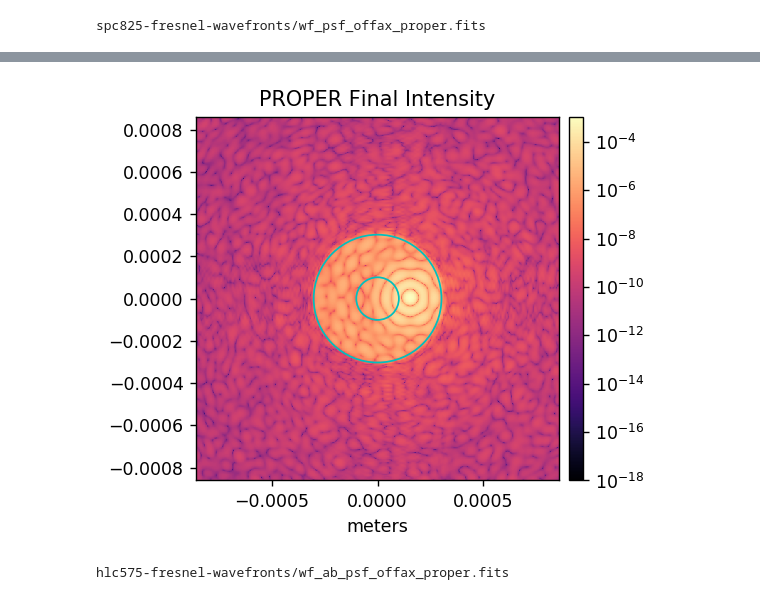
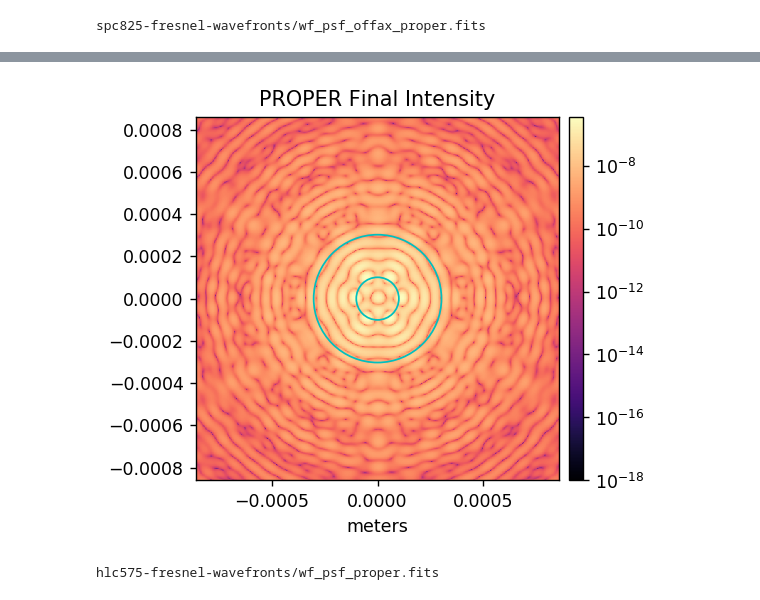
Before and after one commit to kian1377/Roman-CGI-POPPY, a Jupyter notebook: run_romancgi_proper.ipynb, the cells around one changed output, grey strips where cells are left out. Cells and saved outputs as stored; diff of their text form; code cells hidden in the pictures.

```diff
--- a/run_romancgi_proper.ipynb
+++ b/run_romancgi_proper.ipynb
@@ -204,10 +204,10 @@ lam_array = np.array([0.575])
 n = 512                 # output image dimension (must be power of 2)
 final_sampling = 0.1    # output sampling in lam0/D
 
-xoffset = 4.5
+xoffset = 0
 use_fpm = 1
 
-use_errors = 1
+use_errors = 0
 if use_errors==0:
     use_dm1 = 0
     use_dm2 = 0
@@ -216,6 +216,8 @@ else:
     use_dm1 = 1
     use_dm2 = 1
     polaxis = 10
+
+use_fieldstop = 0
 
 dm1 = proper.prop_fits_read( wfirst_phaseb_proper.lib_dir + '/examples/spc-wide_with_aberrations_dm1.fits' )
 dm2 = proper.prop_fits_read( wfirst_phaseb_proper.lib_dir + '/examples/spc-wide_with_aberrations_dm2.fits' )
@@ -229,6 +231,7 @@ start = time.time()
                                                            'use_errors': use_errors,
                                                            'use_dm1':use_dm1, 'dm1_m':dm1,
                                                            'use_dm2':use_dm2, 'dm2_m':dm2,
+                                                           'use_field_stop':use_fieldstop,
                                                            'polaxis':polaxis,
                                                            'data_dir':'/groups/douglase/phaseb_data'} )
 print('PROPER calculation completed in {:.4f}s'.format(time.time()-start))
@@ -287,2 +290,2 @@ PROPER calculation completed in 20.5604s
-[figure, old version]
+[figure, new version]
-hlc575-fresnel-wavefronts/wf_ab_psf_offax_proper.fits
+hlc575-fresnel-wavefronts/wf_psf_proper.fits
```
Also changed, not shown: parts of 1 cell of this notebook, 8 other files.
